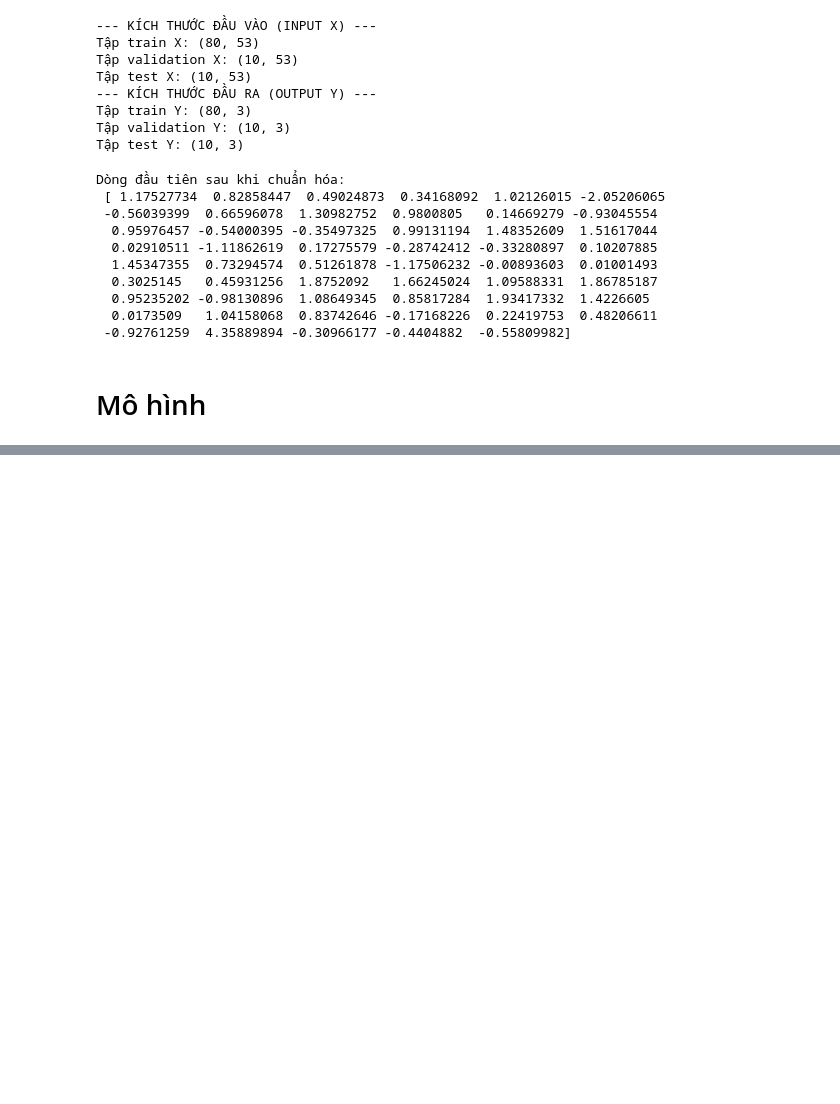
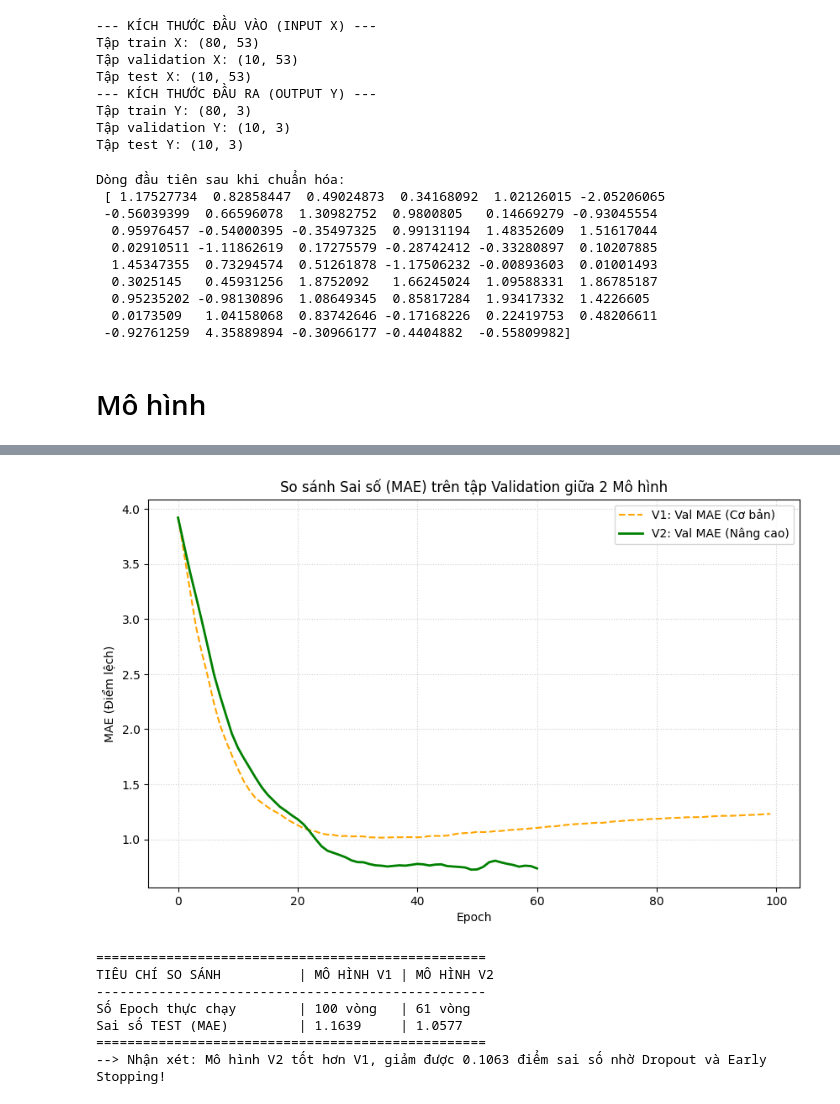
Before and after one commit to tuhaovan917-ship-it/thuc_hanh_deeplearning, a Jupyter notebook: buoi_2.ipynb, the cells around one changed output, grey strips where cells are left out. Drawn from its saved outputs; the diff is of its cells as text; code cells hidden in the pictures; blank space fills up the shorter version.

Commit message:
Được tạo bằng Colab

```diff
--- a/buoi_2.ipynb
+++ b/buoi_2.ipynb
@@ -161,0 +420,48 @@ Dòng đầu tiên sau khi chuẩn hóa:
+# %%
+import matplotlib.pyplot as plt
+import numpy as np
+
+# ==========================================
+# 1. VẼ BIỂU ĐỒ SO SÁNH QUÁ TRÌNH HỌC (MAE)
+# ==========================================
+plt.figure(figsize=(10, 6))
+
+# Đường cong của Mô hình V1 (Cơ bản)
+plt.plot(history.history['val_mae'], label='V1: Val MAE (Cơ bản)', color='orange', linestyle='--')
+
+# Đường cong của Mô hình V2 (Nâng cao - Dropout + Early Stopping)
+plt.plot(history_v2.history['val_mae'], label='V2: Val MAE (Nâng cao)', color='green', linewidth=2)
+
+plt.title('So sánh Sai số (MAE) trên tập Validation giữa 2 Mô hình')
+plt.xlabel('Epoch')
+plt.ylabel('MAE (Điểm lệch)')
+plt.legend()
+plt.grid(True, linestyle=':', alpha=0.6)
+plt.show()
+
+# ==========================================
+# 2. ĐÁNH GIÁ VÀ IN BẢNG SO SÁNH TRÊN TẬP TEST
+# ==========================================
+results_v1 = model.evaluate(X_test_scaled, Y_test, verbose=0)
+results_v2 = model_v2.evaluate(X_test_scaled, Y_test, verbose=0)
+
+print("\n" + "="*50)
+print(f"{'TIÊU CHÍ SO SÁNH':<25} | {'MÔ HÌNH V1':<10} | {'MÔ HÌNH V2':<10}")
+print("-"*50)
+print(f"{'Số Epoch thực chạy':<25} | {'100 vòng':<10} | {f'{len(history_v2.history['loss'])} vòng':<10}")
+print(f"{'Sai số TEST (MAE)':<25} | {results_v1[1]:<10.4f} | {results_v2[1]:<10.4f}")
+print("="*50)
+
+if results_v2[1] < results_v1[1]:
+    print(f"--> Nhận xét: Mô hình V2 tốt hơn V1, giảm được {results_v1[1] - results_v2[1]:.4f} điểm sai số nhờ Dropout và Early Stopping!")
+else:
+    print("--> Nhận xét: Hai mô hình có kết quả tương đương nhau.")
+# %% [output]
+[figure, added]
+==================================================
+TIÊU CHÍ SO SÁNH          | MÔ HÌNH V1 | MÔ HÌNH V2
+--------------------------------------------------
+Số Epoch thực chạy        | 100 vòng   | 61 vòng
+Sai số TEST (MAE)         | 1.1639     | 1.0577
+==================================================
+--> Nhận xét: Mô hình V2 tốt hơn V1, giảm được 0.1063 điểm sai số nhờ Dropout và Early Stopping!
```
Also changed, not shown: parts of 19 cells of this notebook.
